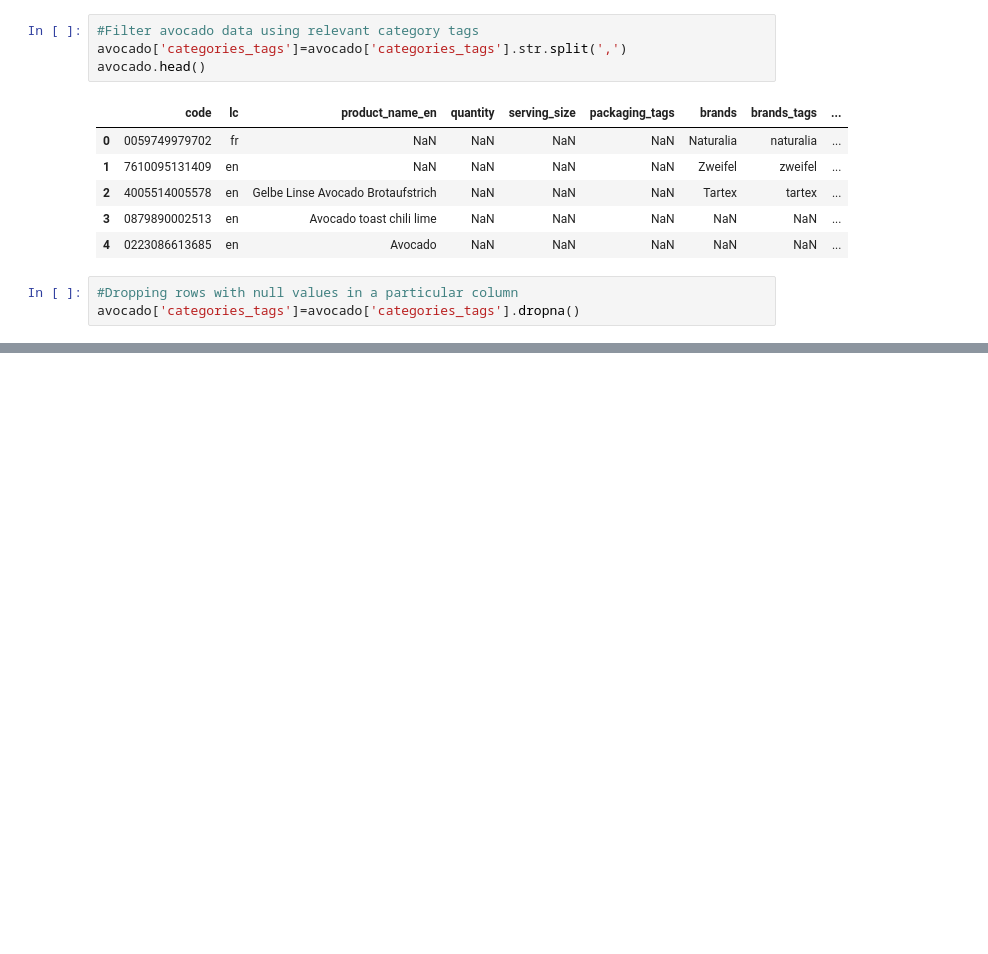
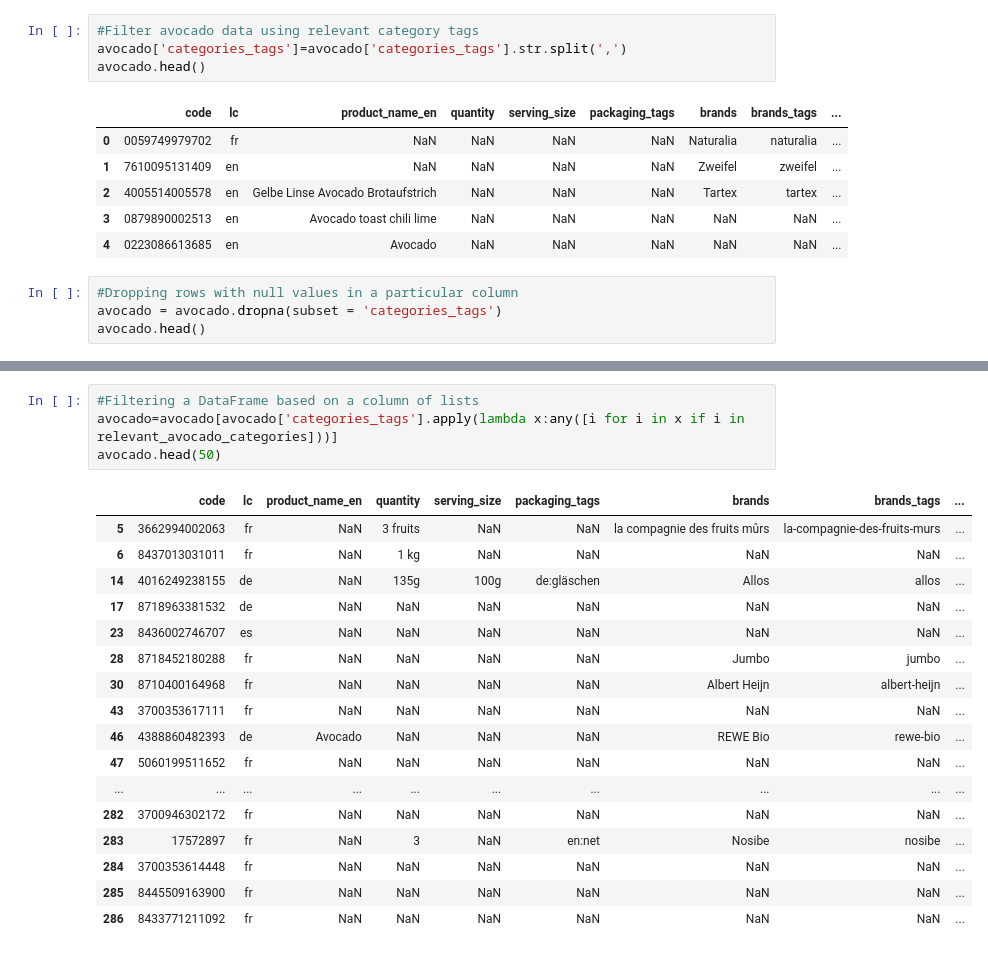
Before and after one commit to od031285/Python_Projects, a Jupyter notebook: avocado.ipynb, the cells around one changed output, grey strips where cells are left out. Cells and saved outputs as stored; diff of their text form; blank space fills up the shorter version.

Commit message:
top_avocado_origin

```diff
--- a/avocado.ipynb
+++ b/avocado.ipynb
@@ -54,4 +54,5 @@ avocado.head()
 | 4 | 0223086613685 | en | Avocado | NaN | NaN | NaN | NaN | NaN | ... |
 # %%
 #Dropping rows with null values in a particular column
-avocado['categories_tags']=avocado['categories_tags'].dropna()
+avocado = avocado.dropna(subset = 'categories_tags')
+avocado.head()
@@ -57,0 +66,22 @@ avocado['categories_tags']=avocado['categories_tags'].dropna()
+# %%
+#Filtering a DataFrame based on a column of lists
+avocado=avocado[avocado['categories_tags'].apply(lambda x:any([i for i in x if i in relevant_avocado_categories]))]
+avocado.head(50)
+# %% [output]
+|  | code | lc | product_name_en | quantity | serving_size | packaging_tags | brands | brands_tags | ... |
+| 5 | 3662994002063 | fr | NaN | 3 fruits | NaN | NaN | la compagnie des fruits mûrs | la-compagnie-des-fruits-murs | ... |
+| 6 | 8437013031011 | fr | NaN | 1 kg | NaN | NaN | NaN | NaN | ... |
+| 14 | 4016249238155 | de | NaN | 135g | 100g | de:gläschen | Allos | allos | ... |
+| 17 | 8718963381532 | de | NaN | NaN | NaN | NaN | NaN | NaN | ... |
+| 23 | 8436002746707 | es | NaN | NaN | NaN | NaN | NaN | NaN | ... |
+| 28 | 8718452180288 | fr | NaN | NaN | NaN | NaN | Jumbo | jumbo | ... |
+| 30 | 8710400164968 | fr | NaN | NaN | NaN | NaN | Albert Heijn | albert-heijn | ... |
+| 43 | 3700353617111 | fr | NaN | NaN | NaN | NaN | NaN | NaN | ... |
+| 46 | 4388860482393 | de | Avocado | NaN | NaN | NaN | REWE Bio | rewe-bio | ... |
+| 47 | 5060199511652 | fr | NaN | NaN | NaN | NaN | NaN | NaN | ... |
+| ... | ... | ... | ... | ... | ... | ... | ... | ... | ... |
+| 282 | 3700946302172 | fr | NaN | NaN | NaN | NaN | NaN | NaN | ... |
+| 283 | 17572897 | fr | NaN | 3 | NaN | en:net | Nosibe | nosibe | ... |
+| 284 | 3700353614448 | fr | NaN | NaN | NaN | NaN | NaN | NaN | ... |
+| 285 | 8445509163900 | fr | NaN | NaN | NaN | NaN | NaN | NaN | ... |
+| 286 | 8433771211092 | fr | NaN | NaN | NaN | NaN | NaN | NaN | ... |
```
Also changed, not shown: parts of 5 cells of this notebook.
